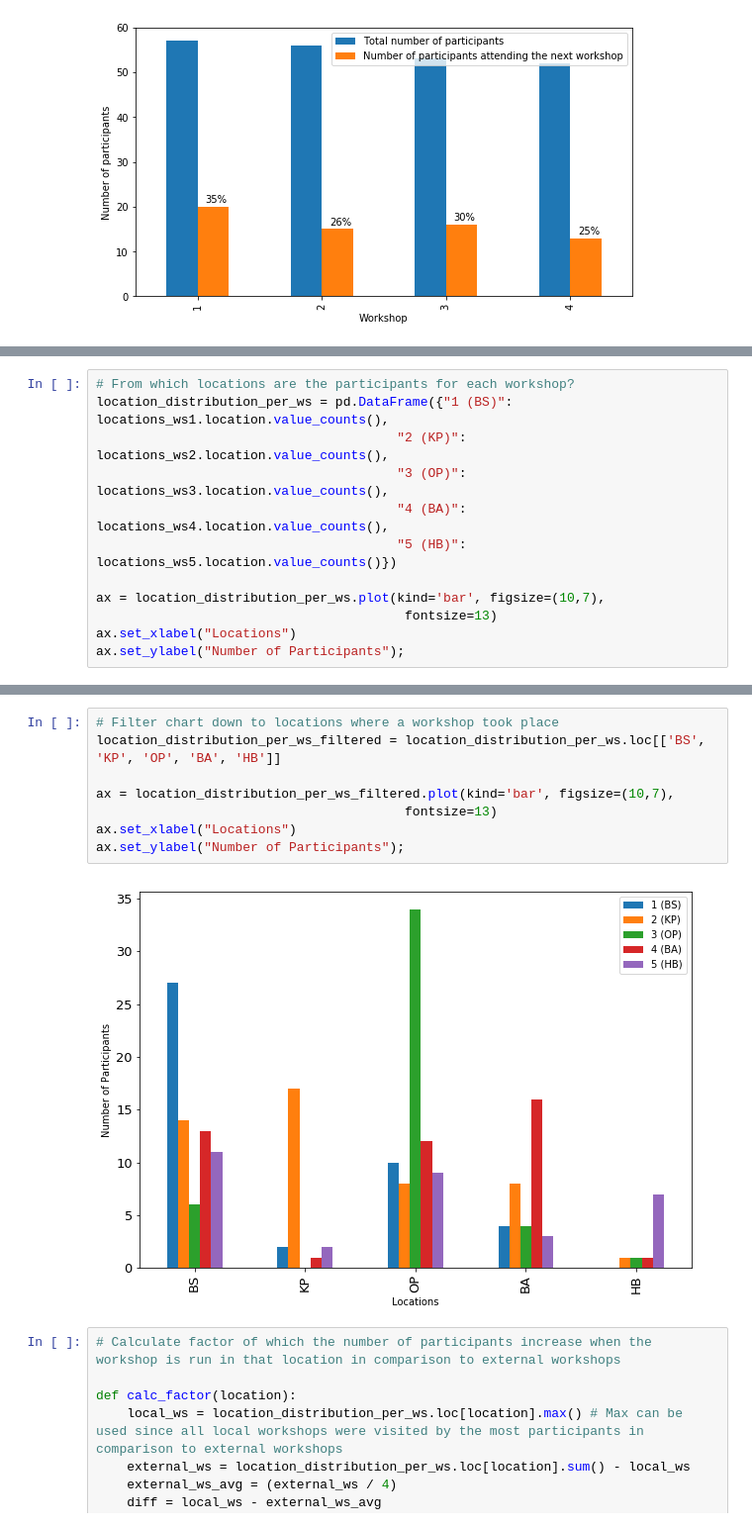
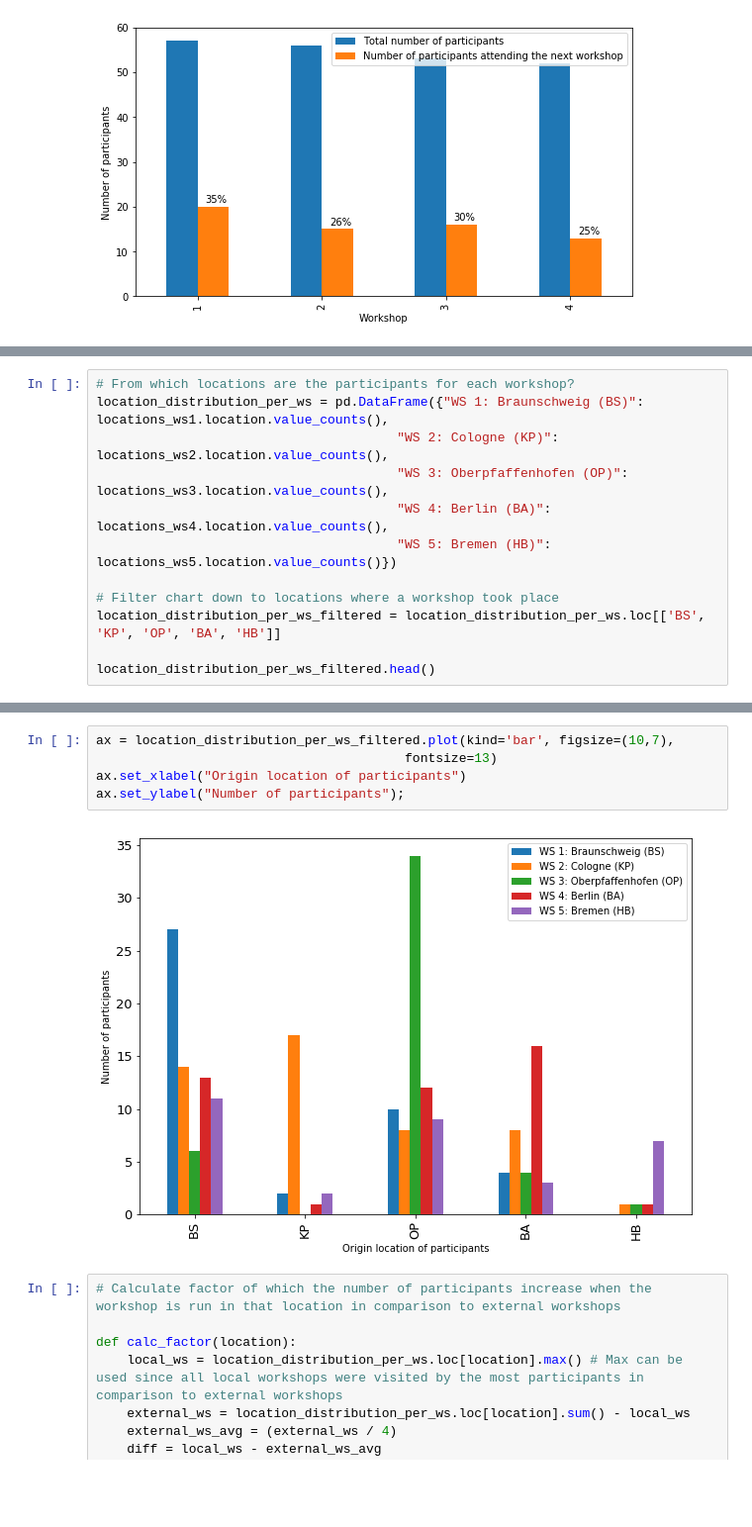
Before and after one commit to DLR-SC/analysis-dlr-se-waws, a Jupyter notebook: analysis.ipynb, the cells around one changed output, grey strips where cells are left out. Shown at 99% size. Cells and saved outputs as stored; diff of their text form; blank space fills up the shorter version.

Commit message:
Cleaned up notebook. Added comments, moved location data reading to top, added filter to location graphic.

```diff
--- a/analysis.ipynb
+++ b/analysis.ipynb
@@ -229,13 +259,13 @@ for i in ax.patches:
 # %%
 # From which locations are the participants for each workshop?
-location_distribution_per_ws = pd.DataFrame({"1 (BS)": locations_ws1.location.value_counts(),
-                                       "2 (KP)": locations_ws2.location.value_counts(),
-                                       "3 (OP)": locations_ws3.location.value_counts(),
-                                       "4 (BA)": locations_ws4.location.value_counts(),
-                                       "5 (HB)": locations_ws5.location.value_counts()})
+location_distribution_per_ws = pd.DataFrame({"WS 1: Braunschweig (BS)": locations_ws1.location.value_counts(),
+                                       "WS 2: Cologne (KP)": locations_ws2.location.value_counts(),
+                                       "WS 3: Oberpfaffenhofen (OP)": locations_ws3.location.value_counts(),
+                                       "WS 4: Berlin (BA)": locations_ws4.location.value_counts(),
+                                       "WS 5: Bremen (HB)": locations_ws5.location.value_counts()})
 
-ax = location_distribution_per_ws.plot(kind='bar', figsize=(10,7),
-                                        fontsize=13)
-ax.set_xlabel("Locations")
-ax.set_ylabel("Number of Participants");
+# Filter chart down to locations where a workshop took place
+location_distribution_per_ws_filtered = location_distribution_per_ws.loc[['BS', 'KP', 'OP', 'BA', 'HB']]
+
+location_distribution_per_ws_filtered.head()
 # %% [output]
@@ -243,13 +278,10 @@ ax.set_ylabel("Number of Participants");
 # %%
-# Filter chart down to locations where a workshop took place
-location_distribution_per_ws_filtered = location_distribution_per_ws.loc[['BS', 'KP', 'OP', 'BA', 'HB']]
-
 ax = location_distribution_per_ws_filtered.plot(kind='bar', figsize=(10,7),
                                         fontsize=13)
-ax.set_xlabel("Locations")
-ax.set_ylabel("Number of Participants");
+ax.set_xlabel("Origin location of participants")
+ax.set_ylabel("Number of participants");
 # %% [output]
-[figure, old version]
+[figure, new version]
 # %%
 # Calculate factor of which the number of participants increase when the workshop is run in that location in comparison to external workshops
 
```
Also changed, not shown: parts of 12 cells of this notebook.
